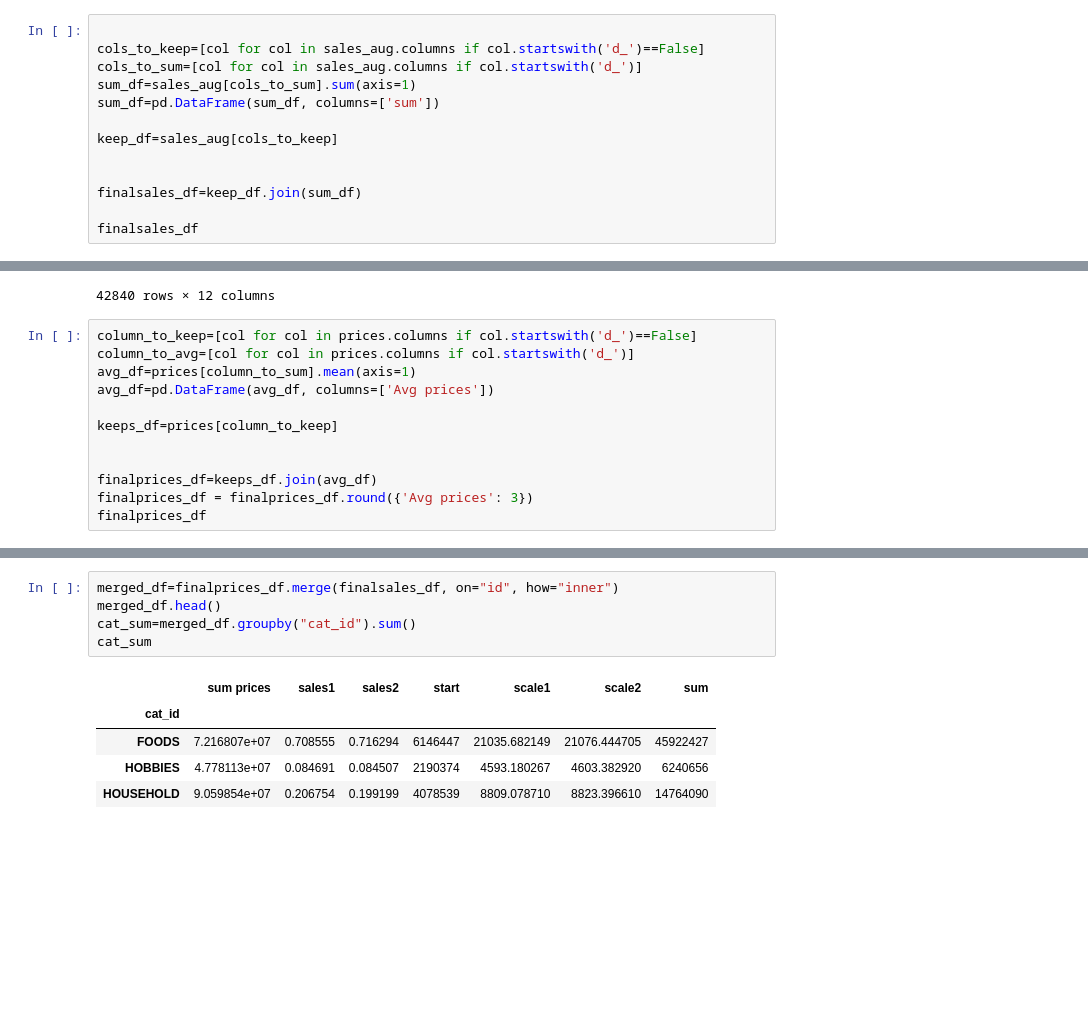
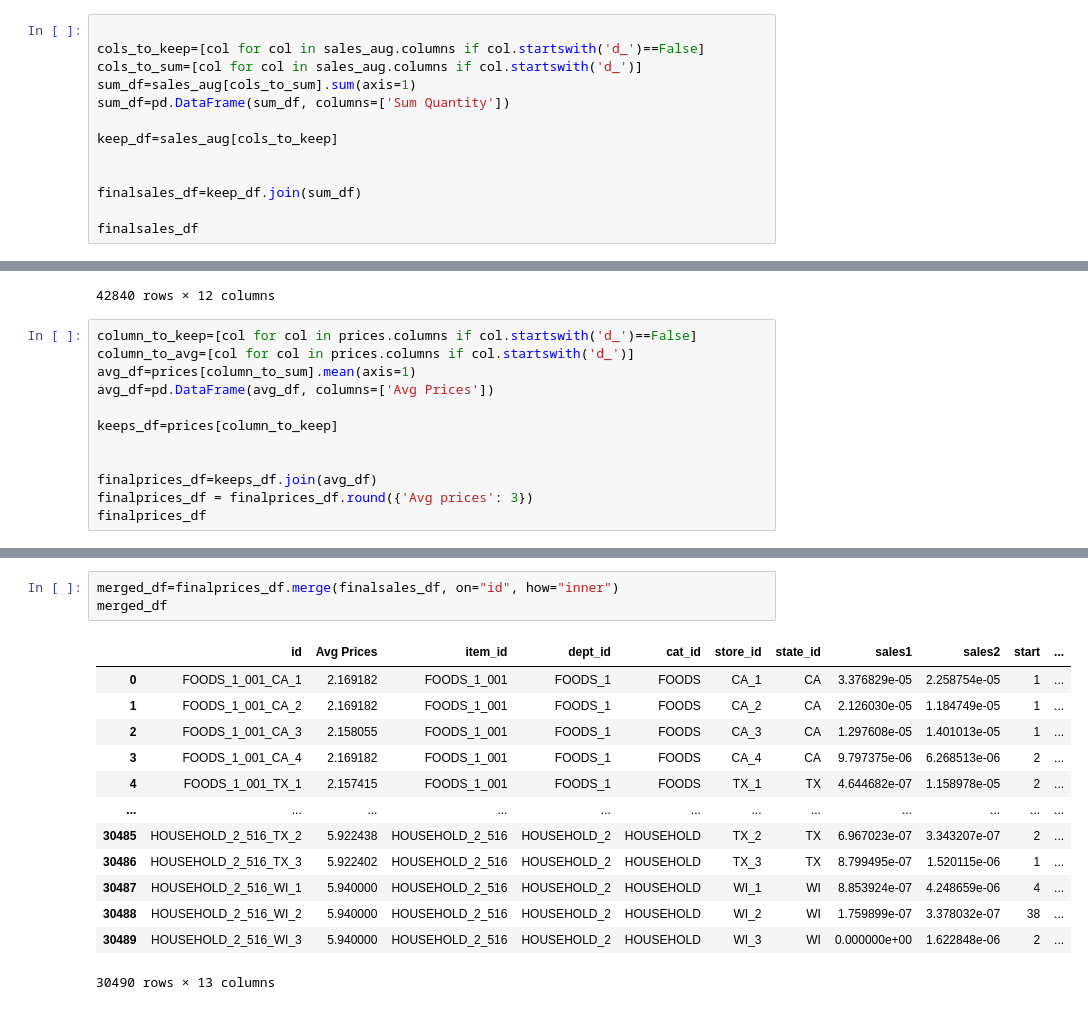
Before and after one commit to beckyydo/Project-2, a Jupyter notebook: Resources/Table2.ipynb, the cells around one changed output, grey strips where cells are left out. Drawn from its saved outputs; the diff is of its cells as text; blank space fills up the shorter version.

```diff
--- a/Resources/Table2.ipynb
+++ b/Resources/Table2.ipynb
@@ -173,7 +173,7 @@ test['day_number'].unique()
 cols_to_keep=[col for col in sales_aug.columns if col.startswith('d_')==False]
 cols_to_sum=[col for col in sales_aug.columns if col.startswith('d_')]
 sum_df=sales_aug[cols_to_sum].sum(axis=1)
-sum_df=pd.DataFrame(sum_df, columns=['sum'])
+sum_df=pd.DataFrame(sum_df, columns=['Sum Quantity'])
 
 keep_df=sales_aug[cols_to_keep]
 
@@ -199,7 +199,7 @@ finalsales_df
 column_to_keep=[col for col in prices.columns if col.startswith('d_')==False]
 column_to_avg=[col for col in prices.columns if col.startswith('d_')]
 avg_df=prices[column_to_sum].mean(axis=1)
-avg_df=pd.DataFrame(avg_df, columns=['Avg prices'])
+avg_df=pd.DataFrame(avg_df, columns=['Avg Prices'])
 
 keeps_df=prices[column_to_keep]
 
@@ -223,12 +223,18 @@ finalprices_df
 30490 rows × 2 columns
 # %%
 merged_df=finalprices_df.merge(finalsales_df, on="id", how="inner")
-merged_df.head()
-cat_sum=merged_df.groupby("cat_id").sum()
-cat_sum
+merged_df
 # %% [output]
-|  | sum prices | sales1 | sales2 | start | scale1 | scale2 | sum |
-| cat_id |  |  |  |  |  |  |  |
-| FOODS | 7.216807e+07 | 0.708555 | 0.716294 | 6146447 | 21035.682149 | 21076.444705 | 45922427 |
-| HOBBIES | 4.778113e+07 | 0.084691 | 0.084507 | 2190374 | 4593.180267 | 4603.382920 | 6240656 |
-| HOUSEHOLD | 9.059854e+07 | 0.206754 | 0.199199 | 4078539 | 8809.078710 | 8823.396610 | 14764090 |
+|  | id | Avg Prices | item_id | dept_id | cat_id | store_id | state_id | sales1 | sales2 | start | ... |
+| 0 | FOODS_1_001_CA_1 | 2.169182 | FOODS_1_001 | FOODS_1 | FOODS | CA_1 | CA | 3.376829e-05 | 2.258754e-05 | 1 | ... |
+| 1 | FOODS_1_001_CA_2 | 2.169182 | FOODS_1_001 | FOODS_1 | FOODS | CA_2 | CA | 2.126030e-05 | 1.184749e-05 | 1 | ... |
+| 2 | FOODS_1_001_CA_3 | 2.158055 | FOODS_1_001 | FOODS_1 | FOODS | CA_3 | CA | 1.297608e-05 | 1.401013e-05 | 1 | ... |
+| 3 | FOODS_1_001_CA_4 | 2.169182 | FOODS_1_001 | FOODS_1 | FOODS | CA_4 | CA | 9.797375e-06 | 6.268513e-06 | 2 | ... |
+| 4 | FOODS_1_001_TX_1 | 2.157415 | FOODS_1_001 | FOODS_1 | FOODS | TX_1 | TX | 4.644682e-07 | 1.158978e-05 | 2 | ... |
+| ... | ... | ... | ... | ... | ... | ... | ... | ... | ... | ... | ... |
+| 30485 | HOUSEHOLD_2_516_TX_2 | 5.922438 | HOUSEHOLD_2_516 | HOUSEHOLD_2 | HOUSEHOLD | TX_2 | TX | 6.967023e-07 | 3.343207e-07 | 2 | ... |
+| 30486 | HOUSEHOLD_2_516_TX_3 | 5.922402 | HOUSEHOLD_2_516 | HOUSEHOLD_2 | HOUSEHOLD | TX_3 | TX | 8.799495e-07 | 1.520115e-06 | 1 | ... |
+| 30487 | HOUSEHOLD_2_516_WI_1 | 5.940000 | HOUSEHOLD_2_516 | HOUSEHOLD_2 | HOUSEHOLD | WI_1 | WI | 8.853924e-07 | 4.248659e-06 | 4 | ... |
+| 30488 | HOUSEHOLD_2_516_WI_2 | 5.940000 | HOUSEHOLD_2_516 | HOUSEHOLD_2 | HOUSEHOLD | WI_2 | WI | 1.759899e-07 | 3.378032e-07 | 38 | ... |
+| 30489 | HOUSEHOLD_2_516_WI_3 | 5.940000 | HOUSEHOLD_2_516 | HOUSEHOLD_2 | HOUSEHOLD | WI_3 | WI | 0.000000e+00 | 1.622848e-06 | 2 | ... |
+30490 rows × 13 columns
```
Also changed, not shown: parts of 4 cells of this notebook.
